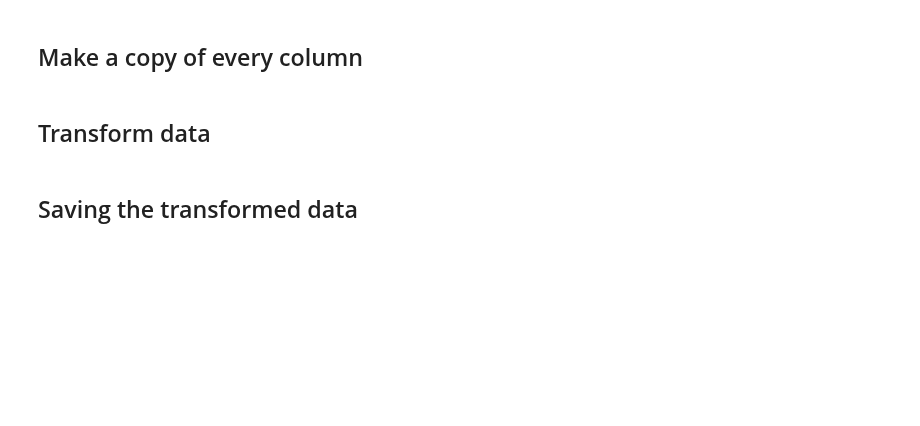
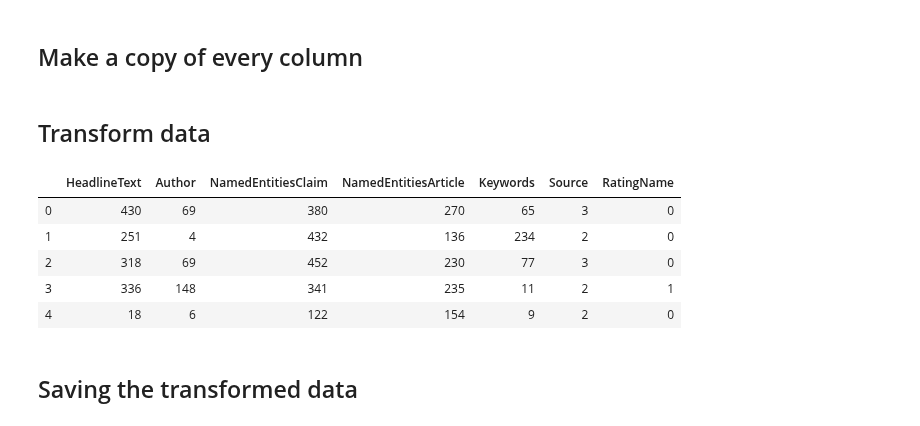
Before and after one commit to nilbahaaeddine/ClaimsClassification, a Jupyter notebook: src/Classification.ipynb, the cells around one changed output. Saved outputs shown, nothing was run; the diff lists cells and outputs as text; code cells hidden in the pictures; blank space fills up the shorter version.

```diff
--- a/src/Classification.ipynb
+++ b/src/Classification.ipynb
@@ -440,21 +651,24 @@ dfTvsFRatingName1 = dfTvsFRatingName.copy()
 # %% [markdown]
 ## Transform data
 # %%
-classLabelEncoder = LabelEncoder()
+dfTvsFHeadlineText1 = pd.DataFrame(classLabelEncoder.fit_transform(dfTvsFHeadlineText1), columns = ['HeadlineText'])
+dfTvsFAuthor1 = pd.DataFrame(classLabelEncoder.fit_transform(dfTvsFAuthor1), columns = ['Author'])
+dfTvsFNamedEntitiesClaim1 = pd.DataFrame(classLabelEncoder.fit_transform(dfTvsFNamedEntitiesClaim1), columns = ['NamedEntitiesClaim'])
+dfTvsFNamedEntitiesArticle1 = pd.DataFrame(classLabelEncoder.fit_transform(dfTvsFNamedEntitiesArticle1), columns = ['NamedEntitiesArticle'])
+dfTvsFKeywords1 = pd.DataFrame(classLabelEncoder.fit_transform(dfTvsFKeywords1), columns = ['Keywords'])
+dfTvsFSource1 = pd.DataFrame(classLabelEncoder.fit_transform(dfTvsFSource1), columns = ['Source'])
+dfTvsFRatingName1 = pd.DataFrame(classLabelEncoder.fit_transform(dfTvsFRatingName1), columns = ['RatingName'])
 
-dfTvsFHeadline1 = pd.DataFrame(classLabelEncoder.fit_transform(dfTvsFHeadline1))
-dfTvsFText1 = pd.DataFrame(classLabelEncoder.fit_transform(dfTvsFText1))
-dfTvsFAuthor1 = pd.DataFrame(classLabelEncoder.fit_transform(dfTvsFAuthor1))
-dfTvsFNamedEntitiesClaim1 = pd.DataFrame(classLabelEncoder.fit_transform(dfTvsFNamedEntitiesClaim1))
-dfTvsFNamedEntitiesArticle1 = pd.DataFrame(classLabelEncoder.fit_transform(dfTvsFNamedEntitiesArticle1))
-dfTvsFKeywords1 = pd.DataFrame(classLabelEncoder.fit_transform(dfTvsFKeywords1))
-dfTvsFSource1 = pd.DataFrame(classLabelEncoder.fit_transform(dfTvsFSource1))
-dfTvsFRatingName1 = pd.DataFrame(classLabelEncoder.fit_transform(dfTvsFRatingName1))
-
-#TODO HOW TO PUT NAMES
-dfTvsF1 = pd.concat([dfTvsFHeadline1, dfTvsFText1, dfTvsFAuthor1, dfTvsFNamedEntitiesClaim1, dfTvsFNamedEntitiesArticle1, dfTvsFKeywords1, dfTvsFSource1, dfTvsFRatingName1], axis = 1)
+dfTvsF1 = pd.concat([dfTvsFHeadlineText1, dfTvsFAuthor1, dfTvsFNamedEntitiesClaim1, dfTvsFNamedEntitiesArticle1, dfTvsFKeywords1, dfTvsFSource1, dfTvsFRatingName1], axis = 1)
 
 display(dfTvsF1.head())
+# %% [output]
+|  | HeadlineText | Author | NamedEntitiesClaim | NamedEntitiesArticle | Keywords | Source | RatingName |
+| 0 | 430 | 69 | 380 | 270 | 65 | 3 | 0 |
+| 1 | 251 | 4 | 432 | 136 | 234 | 2 | 0 |
+| 2 | 318 | 69 | 452 | 230 | 77 | 3 | 0 |
+| 3 | 336 | 148 | 341 | 235 | 11 | 2 | 1 |
+| 4 | 18 | 6 | 122 | 154 | 9 | 2 | 0 |
 # %% [markdown]
 ## Saving the transformed data
 # %%
```
Also changed, not shown: parts of 40 cells of this notebook, 4 other files.
